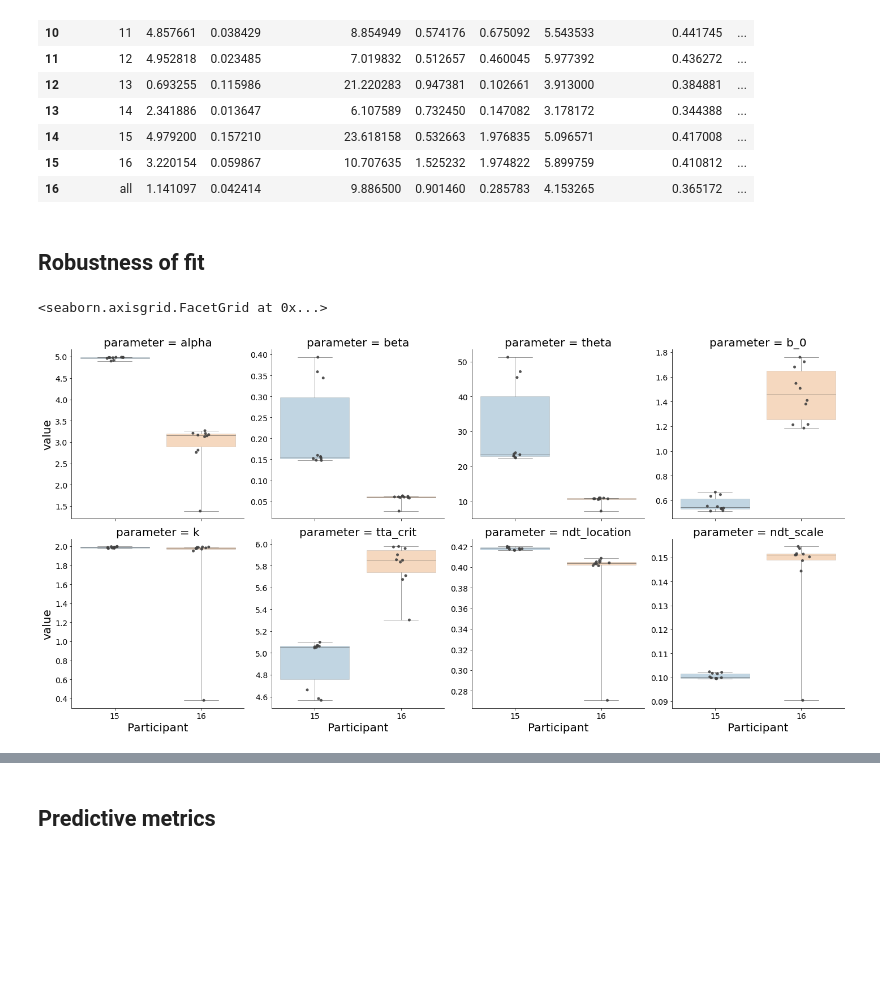
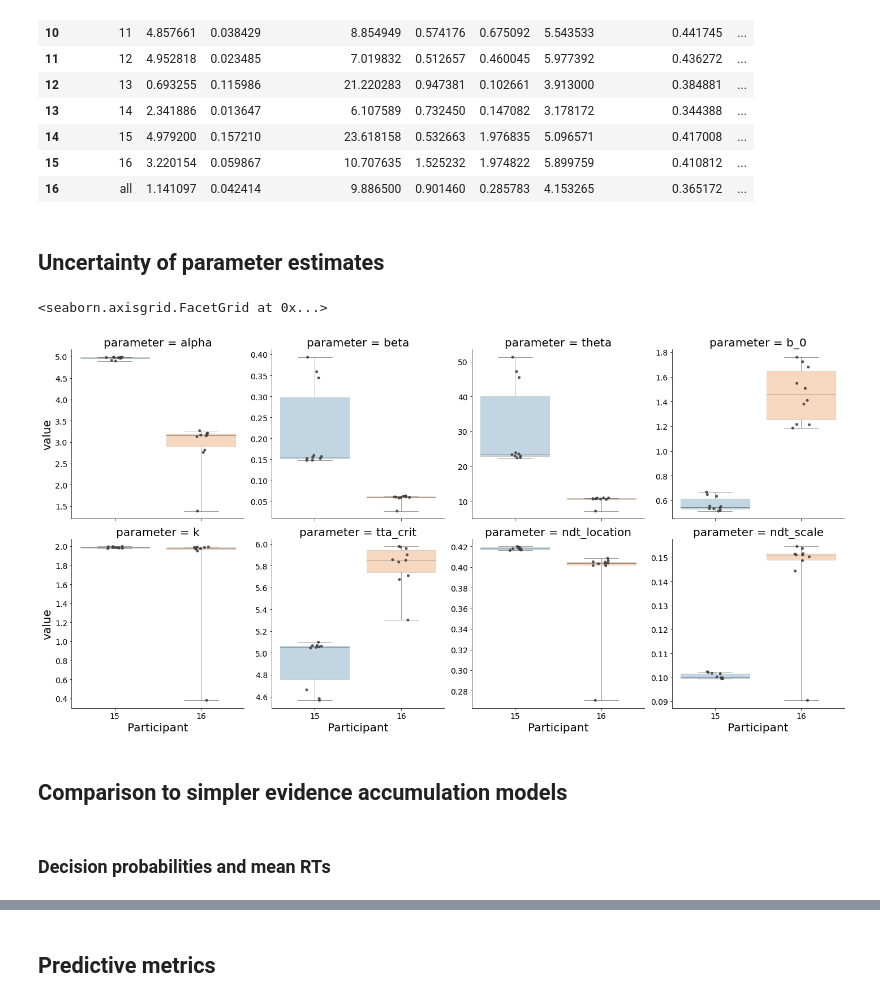
Before and after one commit to cherepaha/evidence_accumulation_in_gap_acceptance, a Jupyter notebook: data_and_model_analysis/05_paper_figures.ipynb, the cells around one changed output, grey strips where cells are left out. Drawn from its saved outputs; the diff is of its cells as text; code cells hidden in the pictures; blank space fills up the shorter version.

```diff
--- a/data_and_model_analysis/05_paper_figures.ipynb
+++ b/data_and_model_analysis/05_paper_figures.ipynb
@@ -505,8 +493,8 @@ params_to_export
 | 14 | 15 | 4.979200 | 0.157210 | 23.618158 | 0.532663 | 1.976835 | 5.096571 | 0.417008 | ... |
 | 15 | 16 | 3.220154 | 0.059867 | 10.707635 | 1.525232 | 1.974822 | 5.899759 | 0.410812 | ... |
 | 16 | all | 1.141097 | 0.042414 | 9.886500 | 0.901460 | 0.285783 | 4.153265 | 0.365172 | ... |
-# %% [markdown]
-## Robustness of fit
+# %% [markdown]
+## Uncertainty of parameter estimates
 # %%
 model_param_path = "../model_fit_results/model_1/best_fit_parameters/full_data_repeated/"
 
@@ -516,8 +504,11 @@ repeated_fit_params.loc[repeated_fit_params.subj_id==969, "subj_id"] = 15
 repeated_fit_params.loc[repeated_fit_params.subj_id==996, "subj_id"] = 16
 params_to_plot = repeated_fit_params.melt(id_vars=["subj_id", "n"]).rename(columns={"subj_id": "Participant", "variable": "parameter"})
 # %%
-g = sns.catplot(data=params_to_plot, x='Participant', y='value', col='parameter', kind='box', col_wrap=4, sharey=False, whis=[0, 100], linewidth=0.5, boxprops=dict(alpha=.3))
+g = sns.catplot(data=params_to_plot, x="Participant", y="value", col="parameter", kind="box", col_wrap=4,
+                sharey=False, whis=[0, 100], linewidth=0.5, boxprops=dict(alpha=.3))
 g.map_dataframe(sns.stripplot, x="Participant", y="value", palette=["#404040"], alpha=0.9, dodge=True)
 # %% [output]
 <seaborn.axisgrid.FacetGrid at 0x...>
-[figure, old version]
+[figure, new version]
+# %% [markdown]
+## Comparison to simpler evidence accumulation models
@@ -523,0 +523,2 @@ g.map_dataframe(sns.stripplot, x="Participant", y="value", palette=["#404040"],
+# %% [markdown]
+### Decision probabilities and mean RTs
```
Also changed, not shown: parts of 25 cells of this notebook, 7 other files.
